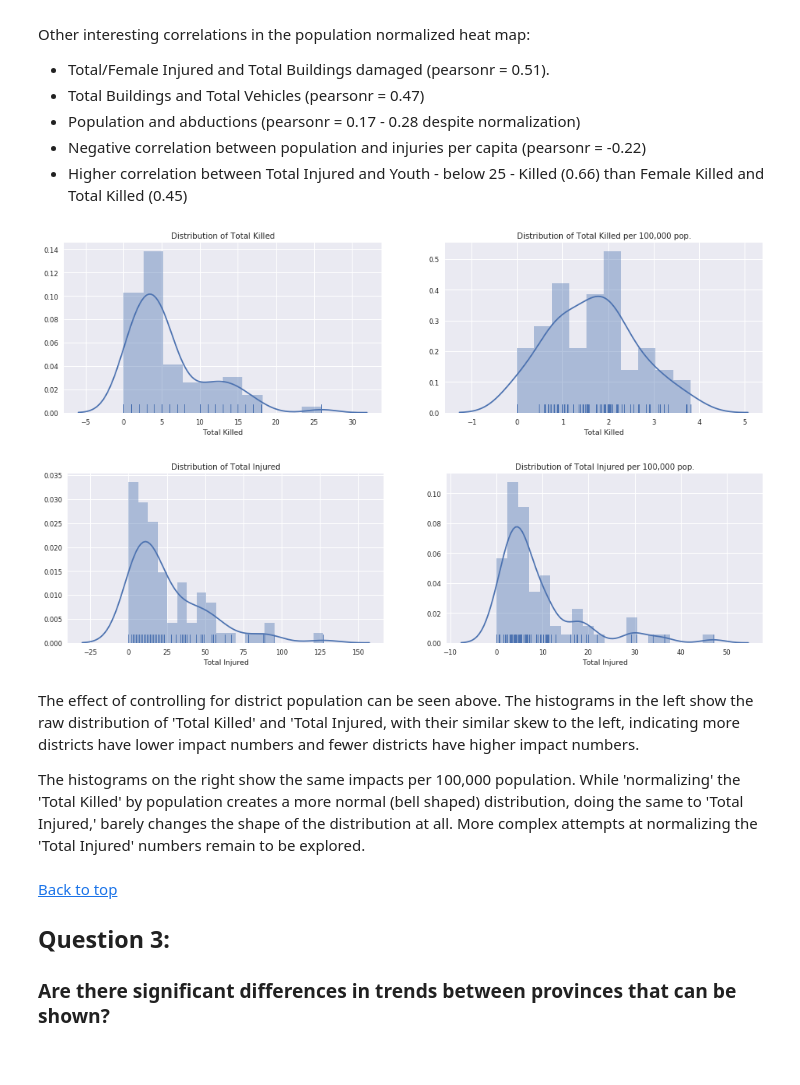
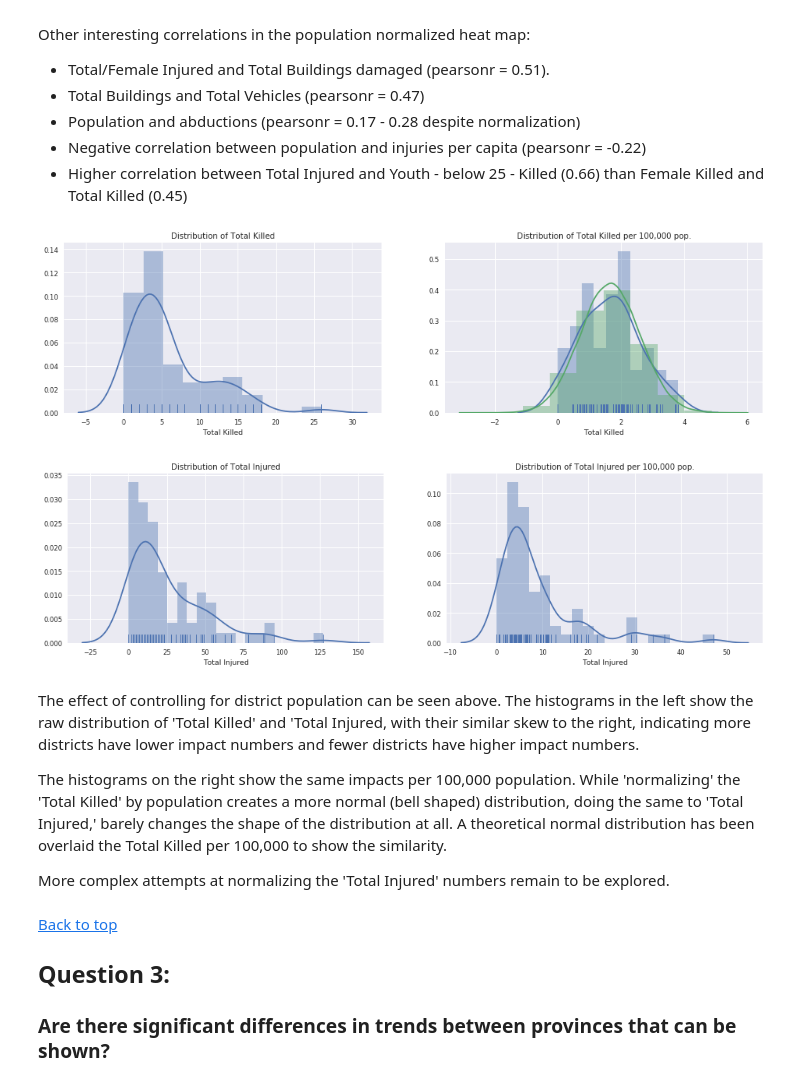
Before and after one commit to Nhorning/NM_Analysis, a Jupyter notebook: SpringBoard 7.2 - Apply Data Storytelling.ipynb, the cells around one changed output. Drawn from its saved outputs; the diff is of its cells as text; code cells hidden in the pictures.

Commit message:
Added a theoretical normal distrobution
 Changes to be committed:
	modified:   SpringBoard 7.2 - Apply Data Storytelling.ipynb

```diff
--- a/SpringBoard 7.2 - Apply Data Storytelling.ipynb
+++ b/SpringBoard 7.2 - Apply Data Storytelling.ipynb
@@ -512,27 +512,39 @@ Other interesting correlations in the population normalized heat map:
 # %%
 #Create histograms of impacts v impacts per 100,000 pop
 f, (ax1, ax2) = plt.subplots(1,2,figsize=(16,4))
 ax1.set_title('Distribution of Total Killed')
 ax2.set_title('Distribution of Total Killed per 100,000 pop.')
 sns.distplot(imdist_pop['Total Killed'], bins=10, rug=True, ax=ax1)
 sns.distplot(imdist_normalized['Total Killed'], bins=10, rug=True, ax=ax2)
+
+#overlay theoretical normal distrobution
+sig1 = np.mean(imdist_normalized['Total Killed'])
+tau1 = np.std(imdist_normalized['Total Killed'])
+theo_killed_n = np.random.normal(sig1, tau1, size=100000)
+sns.distplot(theo_killed_n, bins=10, ax=ax2)
+
+
+
 sns.despine()
 plt.show()
 
 f, (ax1, ax2) = plt.subplots(1,2,figsize=(16,4))
 ax1.set_title('Distribution of Total Injured')
 ax2.set_title('Distribution of Total Injured per 100,000 pop.')
 sns.distplot(imdist_pop['Total Injured'], bins=20, rug=True, ax=ax1)
 sns.distplot(imdist_normalized['Total Injured'], bins=20, rug=True, ax=ax2)
+
 sns.despine()
 plt.show()
 # %% [output]
-[figure, old version]
+[figure, new version]
 [figure]
 # %% [markdown]
-The effect of controlling for district population can be seen above.  The histograms in the left show the raw distribution of 'Total Killed' and 'Total Injured, with their similar skew to the left, indicating more districts have lower impact numbers and fewer districts have higher impact numbers.
+The effect of controlling for district population can be seen above.  The histograms in the left show the raw distribution of 'Total Killed' and 'Total Injured, with their similar skew to the right, indicating more districts have lower impact numbers and fewer districts have higher impact numbers.
 
-The histograms on the right show the same impacts per 100,000 population. While 'normalizing' the 'Total Killed' by population creates a more normal (bell shaped) distribution, doing the same to 'Total Injured,' barely changes the shape of the distribution at all. More complex attempts at normalizing the 'Total Injured' numbers remain to be explored.
+The histograms on the right show the same impacts per 100,000 population. While 'normalizing' the 'Total Killed' by population creates a more normal (bell shaped) distribution, doing the same to 'Total Injured,' barely changes the shape of the distribution at all. A theoretical normal distribution has been overlaid the Total Killed per 100,000 to show the similarity.
+
+More complex attempts at normalizing the 'Total Injured' numbers remain to be explored.
 # %% [markdown]
 <a href='#top'>Back to top</a>
 <a id='Question-3'></a>
```
Also changed, not shown: parts of 4 cells of this notebook.
